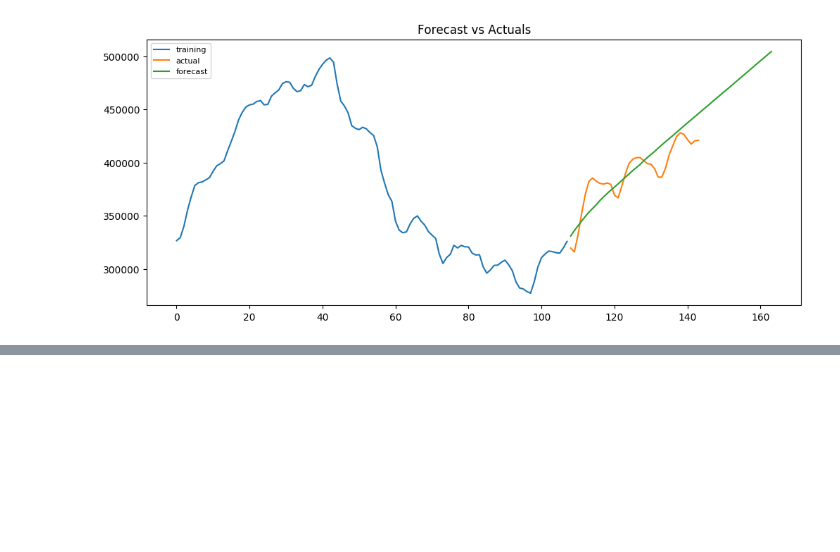
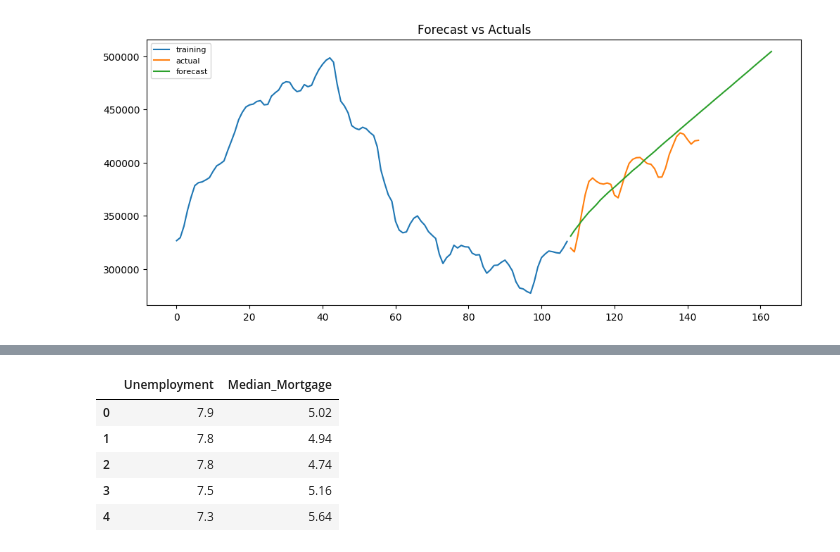
Before and after one commit to hannahlyon/ts-project, a Jupyter notebook: project.ipynb, the cells around one changed output, grey strips where cells are left out. Saved outputs shown, nothing was run; the diff lists cells and outputs as text; code cells hidden in the pictures; blank space fills up the shorter version.

```diff
--- a/project.ipynb
+++ b/project.ipynb
@@ -307,3 +317,15 @@ Model:               SARIMAX(1, 1, 1)   Log Likelihood               -1087.404
 Warnings:
 [1] Covariance matrix calculated using the outer product of gradients (complex-step).
 [2] Covariance matrix is singular or near-singular, with condition number 4.07e+24. Standard errors may be unstable.
+# %%
+series = df[['Unemployment', 'Median_Mortgage']]
+train = series[:int(0.75*(len(series)))]
+test = series[int(0.75*(len(series))):]
+train.head()
+# %% [output]
+|  | Unemployment | Median_Mortgage |
+| 0 | 7.9 | 5.02 |
+| 1 | 7.8 | 4.94 |
+| 2 | 7.8 | 4.74 |
+| 3 | 7.5 | 5.16 |
+| 4 | 7.3 | 5.64 |
```
Also changed, not shown: parts of 7 cells of this notebook.
